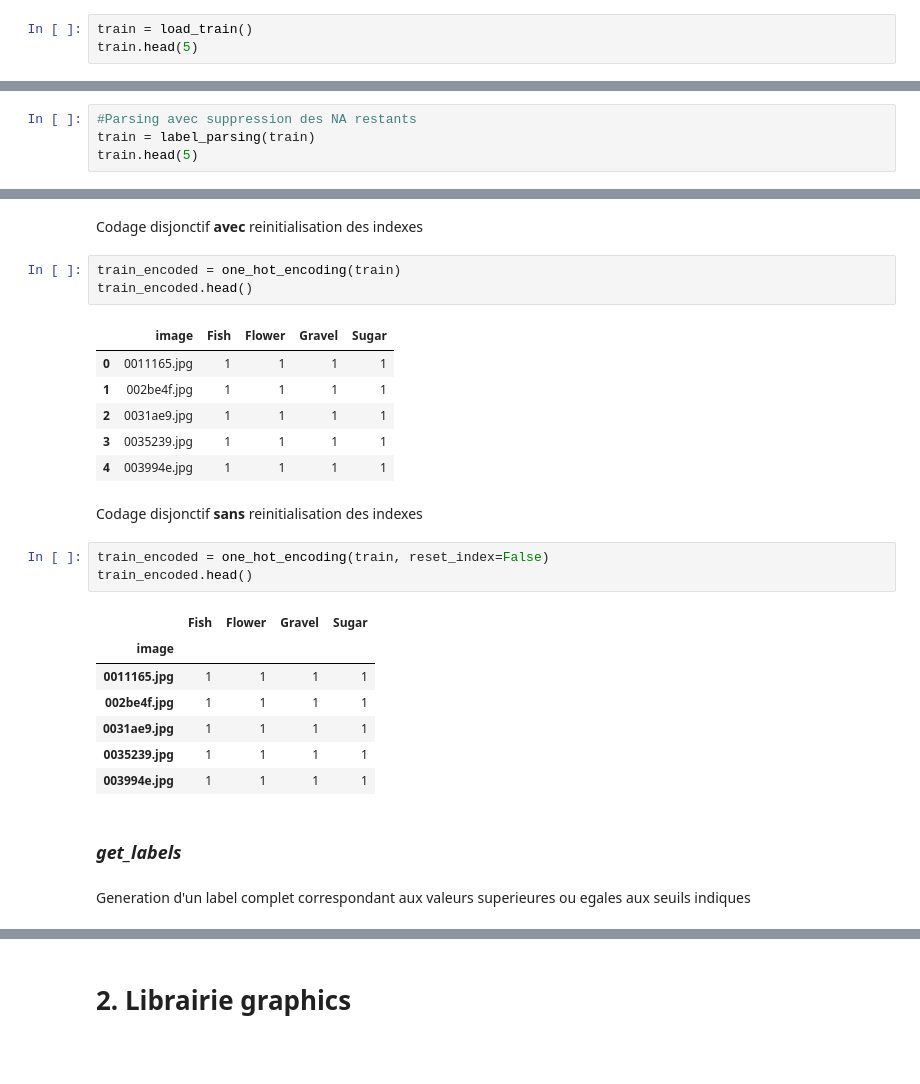
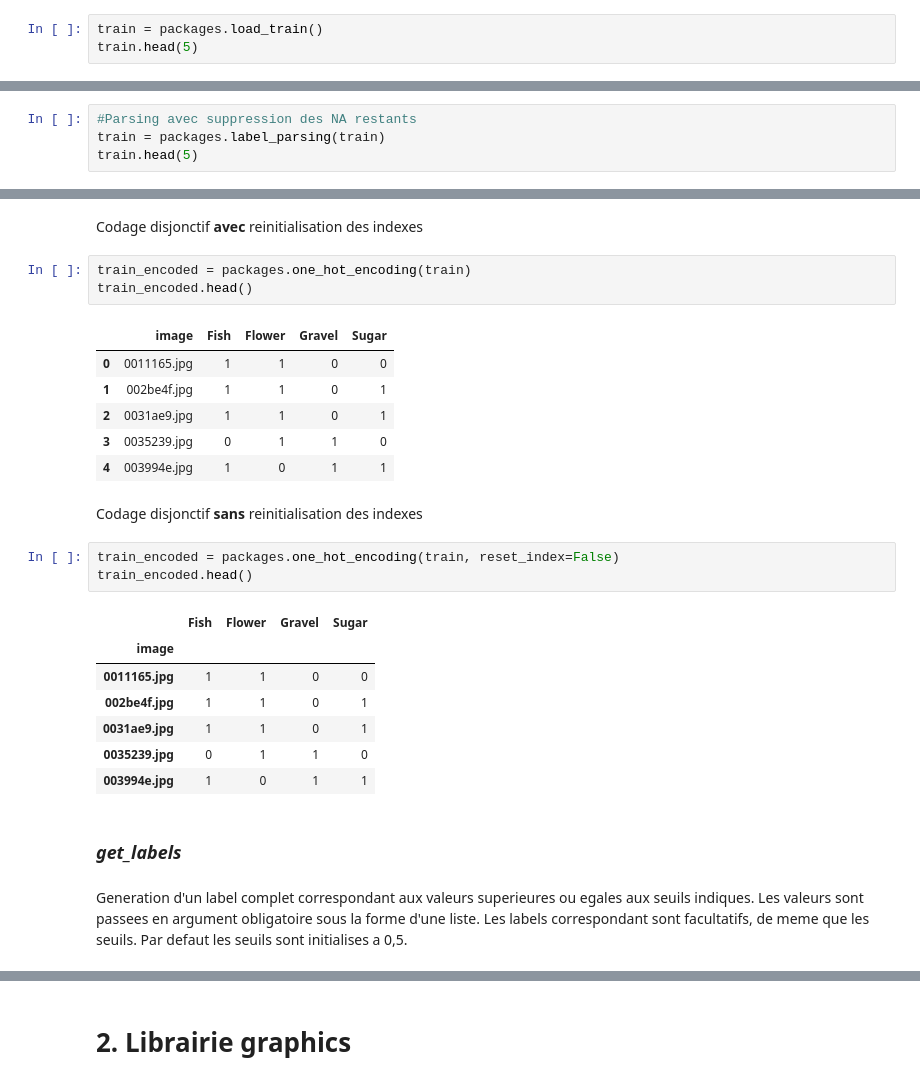
Before and after one commit to pauldechorgnat/nebula, a Jupyter notebook: libraries_sample.ipynb, the cells around one changed output, grey strips where cells are left out. Saved outputs shown, nothing was run; the diff lists cells and outputs as text; blank space fills up the shorter version.

```diff
--- a/libraries_sample.ipynb
+++ b/libraries_sample.ipynb
@@ -35,7 +40,7 @@ if not copy_data_from_drive():
 Chargement du fichier train.csv :<br>
 Il est possible de preciser un argument filename, par defaut celui-ci vaut "train.csv"
 # %%
-train = load_train()
+train = packages.load_train()
 train.head(5)
 # %% [output]
 |  | Image_Label | EncodedPixels |
@@ -63,7 +68,7 @@ df1.head(5)
 | 4 | 233813 878 235213 878 236613 878 ... | 002be4f.jpg | Fish |
 # %%
 #Parsing avec suppression des NA restants
-train = label_parsing(train)
+train = packages.label_parsing(train)
 train.head(5)
 # %% [output]
 |  | EncodedPixels | image | label |
@@ -77,30 +82,31 @@ train.head(5)
 # %% [markdown]
 Codage disjonctif **avec** reinitialisation des indexes
 # %%
-train_encoded = one_hot_encoding(train)
+train_encoded = packages.one_hot_encoding(train)
 train_encoded.head()
 # %% [output]
 |  | image | Fish | Flower | Gravel | Sugar |
-| 0 | 0011165.jpg | 1 | 1 | 1 | 1 |
-| 1 | 002be4f.jpg | 1 | 1 | 1 | 1 |
-| 2 | 0031ae9.jpg | 1 | 1 | 1 | 1 |
-| 3 | 0035239.jpg | 1 | 1 | 1 | 1 |
-| 4 | 003994e.jpg | 1 | 1 | 1 | 1 |
+| 0 | 0011165.jpg | 1 | 1 | 0 | 0 |
+| 1 | 002be4f.jpg | 1 | 1 | 0 | 1 |
+| 2 | 0031ae9.jpg | 1 | 1 | 0 | 1 |
+| 3 | 0035239.jpg | 0 | 1 | 1 | 0 |
+| 4 | 003994e.jpg | 1 | 0 | 1 | 1 |
 # %% [markdown]
 Codage disjonctif **sans** reinitialisation des indexes
 # %%
-train_encoded = one_hot_encoding(train, reset_index=False)
+train_encoded = packages.one_hot_encoding(train, reset_index=False)
 train_encoded.head()
 # %% [output]
 |  | Fish | Flower | Gravel | Sugar |
 | image |  |  |  |  |
-| 0011165.jpg | 1 | 1 | 1 | 1 |
-| 002be4f.jpg | 1 | 1 | 1 | 1 |
-| 0031ae9.jpg | 1 | 1 | 1 | 1 |
-| 0035239.jpg | 1 | 1 | 1 | 1 |
-| 003994e.jpg | 1 | 1 | 1 | 1 |
+| 0011165.jpg | 1 | 1 | 0 | 0 |
+| 002be4f.jpg | 1 | 1 | 0 | 1 |
+| 0031ae9.jpg | 1 | 1 | 0 | 1 |
+| 0035239.jpg | 0 | 1 | 1 | 0 |
+| 003994e.jpg | 1 | 0 | 1 | 1 |
 # %% [markdown]
 ### *get_labels*
 # %% [markdown]
-Generation d'un label complet correspondant aux valeurs superieures ou egales aux seuils indiques
+Generation d'un label complet correspondant aux valeurs superieures ou egales aux seuils indiques.
+Les valeurs sont passees en argument obligatoire sous la forme d'une liste. Les labels correspondant sont facultatifs, de meme que les seuils. Par defaut les seuils sont initialises a 0,5.
 # %%
```
Also changed, not shown: parts of 26 cells of this notebook, 1 other file.
